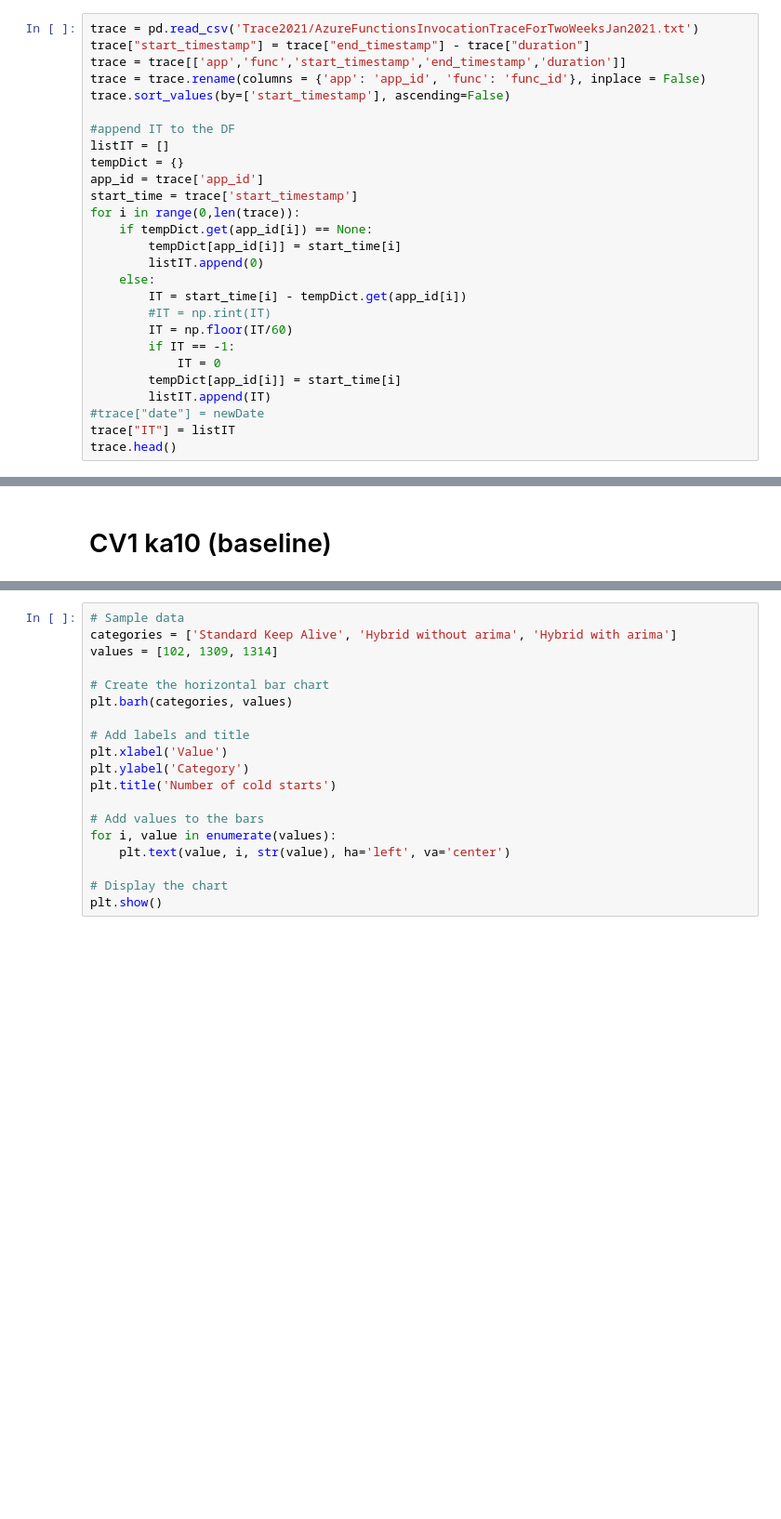
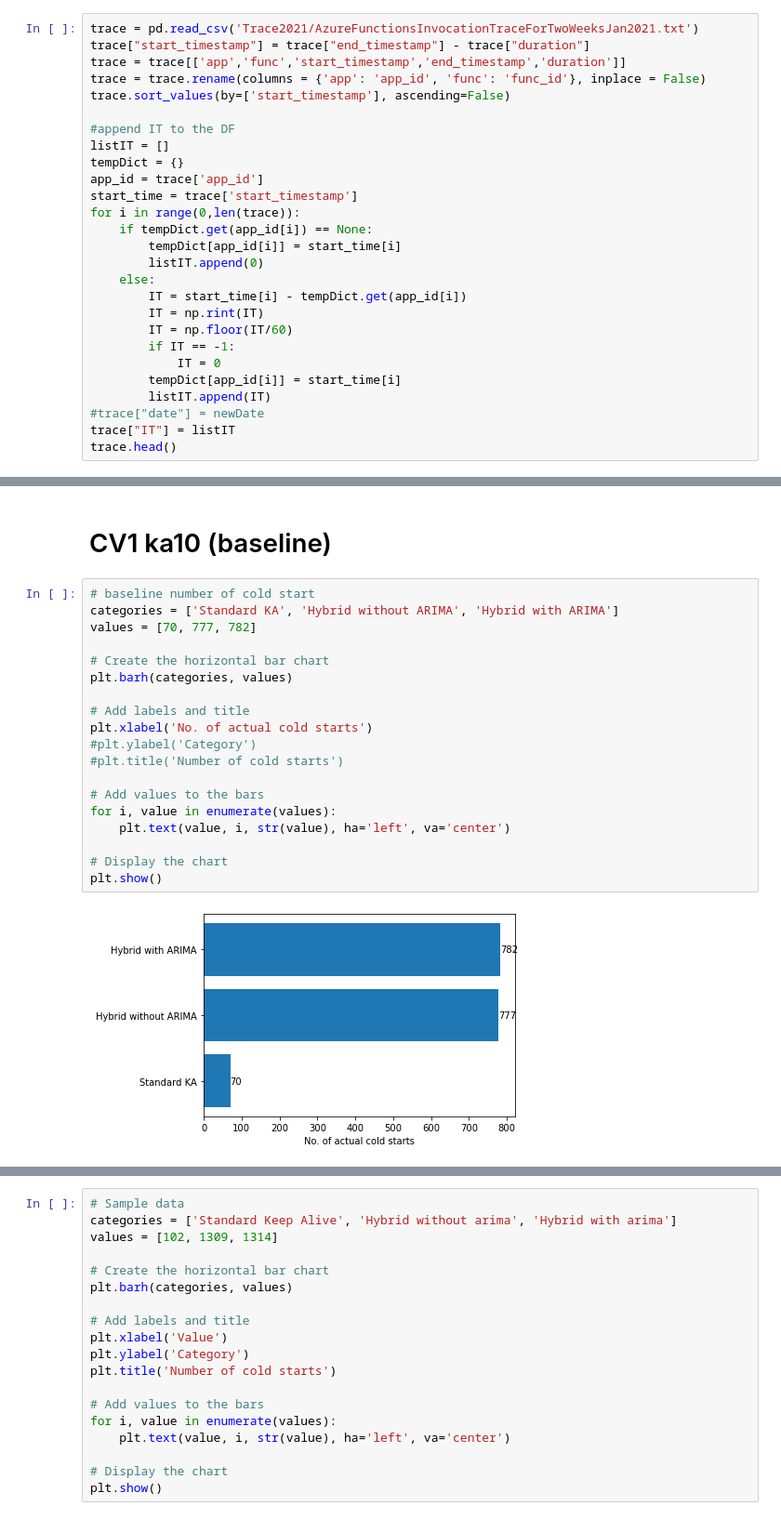
Before and after one commit to c-zhihao/FYP_Serverless_Cloud, a Jupyter notebook: FYP_Simulation_Results.ipynb, the cells around one changed output, grey strips where cells are left out. Shown at 93% size. Saved outputs shown, nothing was run; the diff lists cells and outputs as text; blank space fills up the shorter version.

```diff
--- a/FYP_Simulation_Results.ipynb
+++ b/FYP_Simulation_Results.ipynb
@@ -30,7 +30,7 @@ for i in range(0,len(trace)):
         listIT.append(0)
     else:
         IT = start_time[i] - tempDict.get(app_id[i])
-        #IT = np.rint(IT)
+        IT = np.rint(IT)
         IT = np.floor(IT/60)
         if IT == -1:
             IT = 0
@@ -128,4 +143,25 @@ print("{} out of {} number of cold start at 21, {} %".format(len(a), len(testdf)
 26 out of 32 number of cold start at 21, 81.25 %
 # %% [markdown]
 # CV1 ka10 (baseline)
+# %%
+# baseline number of cold start
+categories = ['Standard KA', 'Hybrid without ARIMA', 'Hybrid with ARIMA']
+values = [70, 777, 782]
+
+# Create the horizontal bar chart
+plt.barh(categories, values)
+
+# Add labels and title
+plt.xlabel('No. of actual cold starts')
+#plt.ylabel('Category')
+#plt.title('Number of cold starts')
+
+# Add values to the bars
+for i, value in enumerate(values):
+    plt.text(value, i, str(value), ha='left', va='center')
+
+# Display the chart
+plt.show()
+# %% [output]
+[figure, added]
 # %%
```
Also changed, not shown: parts of 10 cells of this notebook, 2 other files.
